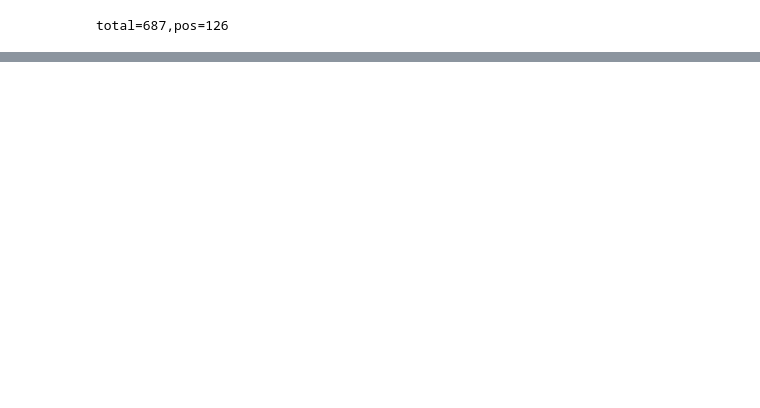
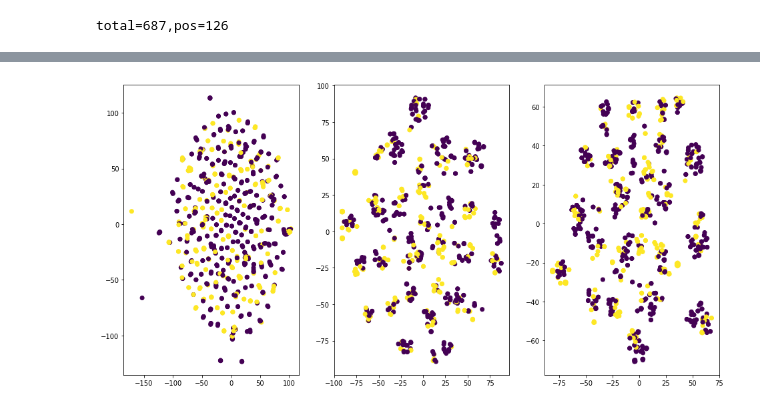
Before and after one commit to brayan07/machine-learning, a Jupyter notebook: projects/capstone/DHSThreatRecognition/Part Review and Simple Case Study.ipynb, the cells around one changed output, grey strips where cells are left out. Cells and saved outputs as stored; diff of their text form; code cells hidden in the pictures; blank space fills up the shorter version.

Commit message:
Work on transfer learning

```diff
--- a/projects/capstone/DHSThreatRecognition/Part Review and Simple Case Study.ipynb
+++ b/projects/capstone/DHSThreatRecognition/Part Review and Simple Case Study.ipynb
@@ -431,0 +598,15 @@ Epoch 1/100
+# %%
+from sklearn.ensemble import GradientBoostingClassifier
+from sklearn.metrics import log_loss,make_scorer
+from sklearn.model_selection import RandomizedSearchCV
+
+#Scorer
+log_loss_scorer = make_scorer(log_loss,greater_is_better=False,needs_proba=True)
+
+#Classifier
+clf = GradientBoostingClassifier(min_samples_split=3,max_depth=5,learning_rate=0.05,n_estimators=100)
+param_grid = {'subsample':[0.20,0.40,0.60,0.80,1],
+             'min_samples_split':[2,5,8],
+             'min_samples_leaf':[1,5,10]}
+rans = RandomizedSearchCV(clf,param_grid,n_iter=20,scoring=log_loss_scorer,cv=3,random_state=0,verbose=2,n_jobs=4)
+rans.fit(X_train,y_train)
@@ -431,0 +714,17 @@ Epoch 1/100
+# %%
+#Visualize data set using tsne
+from sklearn.manifold import TSNE
+from matplotlib import pyplot as plt
+%matplotlib inline
+
+fig, subplots = plt.subplots(1,3,figsize = (16,8))
+perp = [1,5,10]
+i=0
+for p in perp:
+    tsne = TSNE(random_state=0,perplexity=p)
+    Y = tsne.fit_transform(X_train)
+    ax = subplots[i]
+    ax.scatter(Y[:,0],Y[:,1],c=y_train)
+    i += 1
+# %% [output]
+[figure, added]
```
Also changed, not shown: parts of 19 cells of this notebook, 1 other file.
